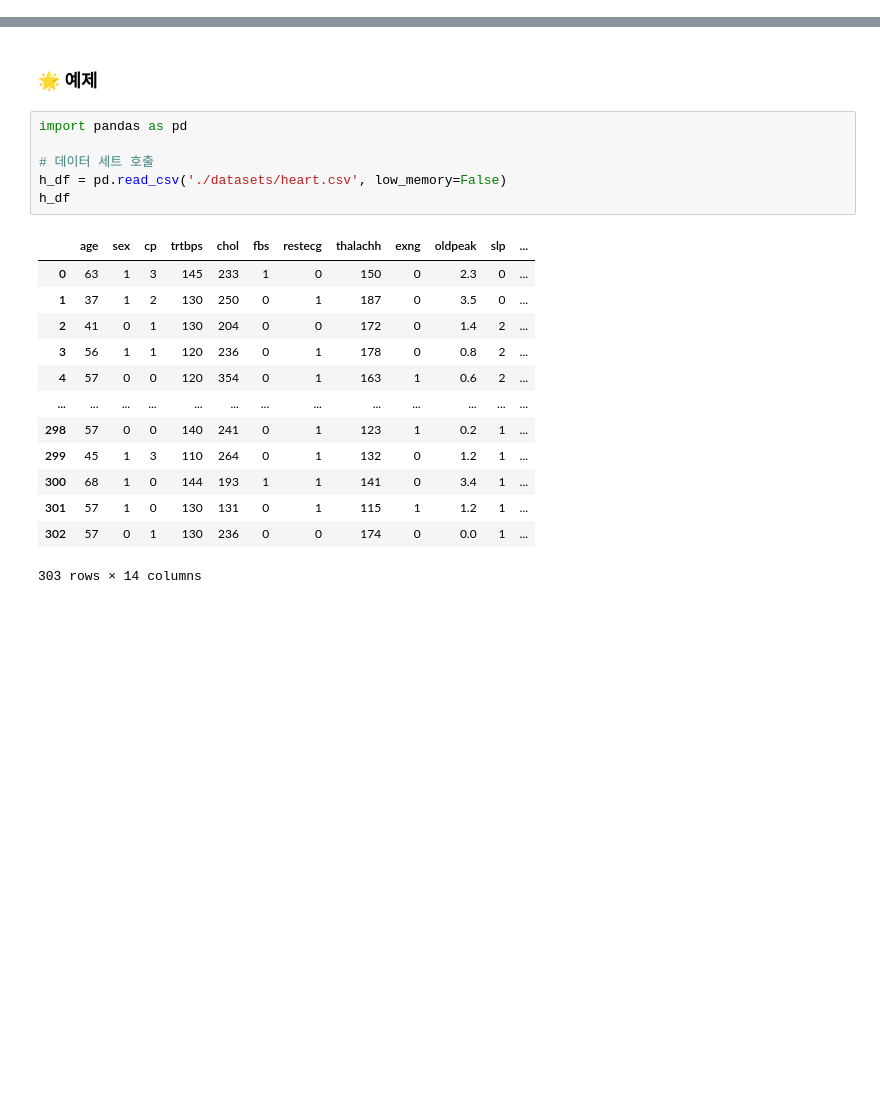
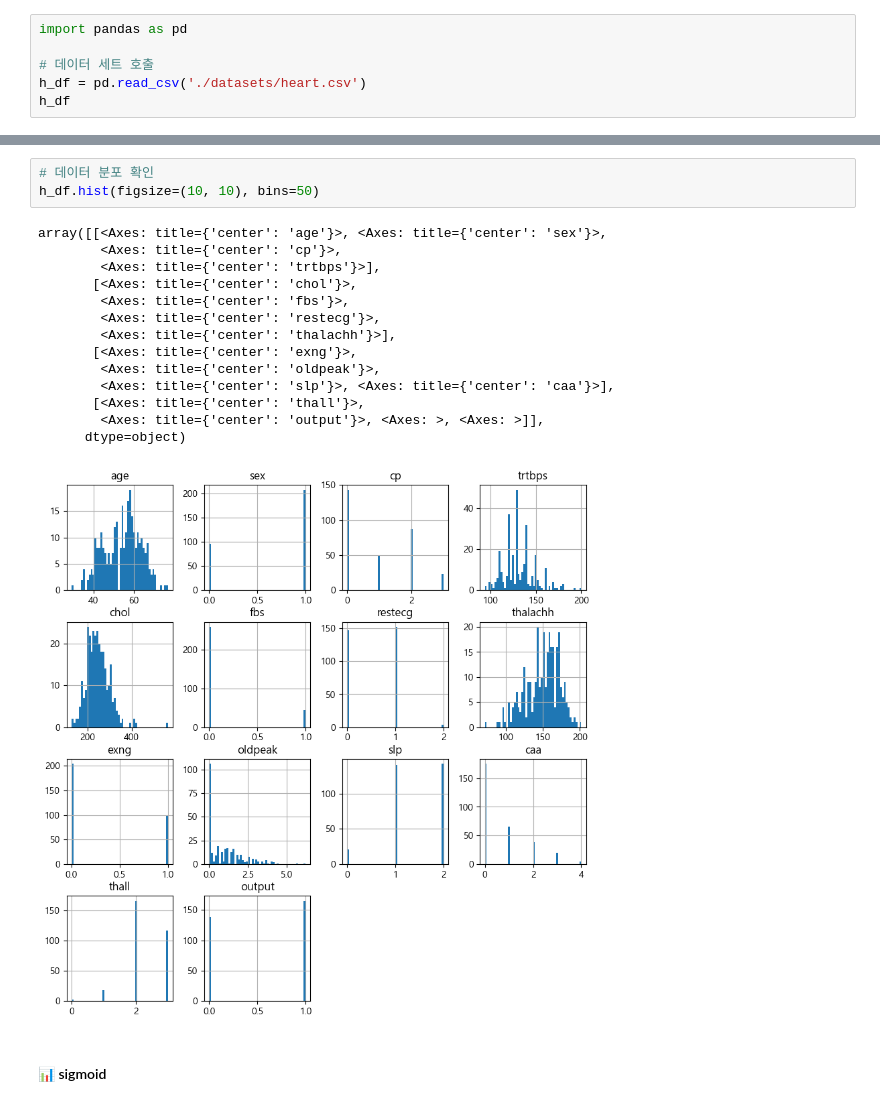
Before and after one commit to songseogyeong/study-machine_learning, a Jupyter notebook: b_classifier/j_logistic_regression.ipynb, the cells around one changed output, grey strips where cells are left out. Cells and saved outputs as stored; diff of their text form; blank space fills up the shorter version.

```diff
--- a/b_classifier/j_logistic_regression.ipynb
+++ b/b_classifier/j_logistic_regression.ipynb
@@ -139,0 +204,6 @@ H >= 0.5
+# %%
+import pandas as pd
+
+# 데이터 세트 호출
+h_df = pd.read_csv('./datasets/heart.csv')
+h_df
@@ -140,22 +224,20 @@ H >= 0.5
+# %%
+# 데이터 분포 확인
+h_df.hist(figsize=(10, 10), bins=50)
+# %% [output]
+array([[<Axes: title={'center': 'age'}>, <Axes: title={'center': 'sex'}>,
+        <Axes: title={'center': 'cp'}>,
+        <Axes: title={'center': 'trtbps'}>],
+       [<Axes: title={'center': 'chol'}>,
+        <Axes: title={'center': 'fbs'}>,
+        <Axes: title={'center': 'restecg'}>,
+        <Axes: title={'center': 'thalachh'}>],
+       [<Axes: title={'center': 'exng'}>,
+        <Axes: title={'center': 'oldpeak'}>,
+        <Axes: title={'center': 'slp'}>, <Axes: title={'center': 'caa'}>],
+       [<Axes: title={'center': 'thall'}>,
+        <Axes: title={'center': 'output'}>, <Axes: >, <Axes: >]],
+      dtype=object)
+[figure, added]
 # %% [markdown]
-### 🌟 예제
+#### 📊 sigmoid
-# %%
-import pandas as pd
-
-# 데이터 세트 호출
-h_df = pd.read_csv('./datasets/heart.csv', low_memory=False)
-h_df
-# %% [output]
-|  | age | sex | cp | trtbps | chol | fbs | restecg | thalachh | exng | oldpeak | slp | ... |
-| 0 | 63 | 1 | 3 | 145 | 233 | 1 | 0 | 150 | 0 | 2.3 | 0 | ... |
-| 1 | 37 | 1 | 2 | 130 | 250 | 0 | 1 | 187 | 0 | 3.5 | 0 | ... |
-| 2 | 41 | 0 | 1 | 130 | 204 | 0 | 0 | 172 | 0 | 1.4 | 2 | ... |
-| 3 | 56 | 1 | 1 | 120 | 236 | 0 | 1 | 178 | 0 | 0.8 | 2 | ... |
-| 4 | 57 | 0 | 0 | 120 | 354 | 0 | 1 | 163 | 1 | 0.6 | 2 | ... |
-| ... | ... | ... | ... | ... | ... | ... | ... | ... | ... | ... | ... | ... |
-| 298 | 57 | 0 | 0 | 140 | 241 | 0 | 1 | 123 | 1 | 0.2 | 1 | ... |
-| 299 | 45 | 1 | 3 | 110 | 264 | 0 | 1 | 132 | 0 | 1.2 | 1 | ... |
-| 300 | 68 | 1 | 0 | 144 | 193 | 1 | 1 | 141 | 0 | 3.4 | 1 | ... |
-| 301 | 57 | 1 | 0 | 130 | 131 | 0 | 1 | 115 | 1 | 1.2 | 1 | ... |
-| 302 | 57 | 0 | 1 | 130 | 236 | 0 | 0 | 174 | 0 | 0.0 | 1 | ... |
-303 rows × 14 columns
```
Also changed, not shown: parts of 22 cells of this notebook, 7 other files.
